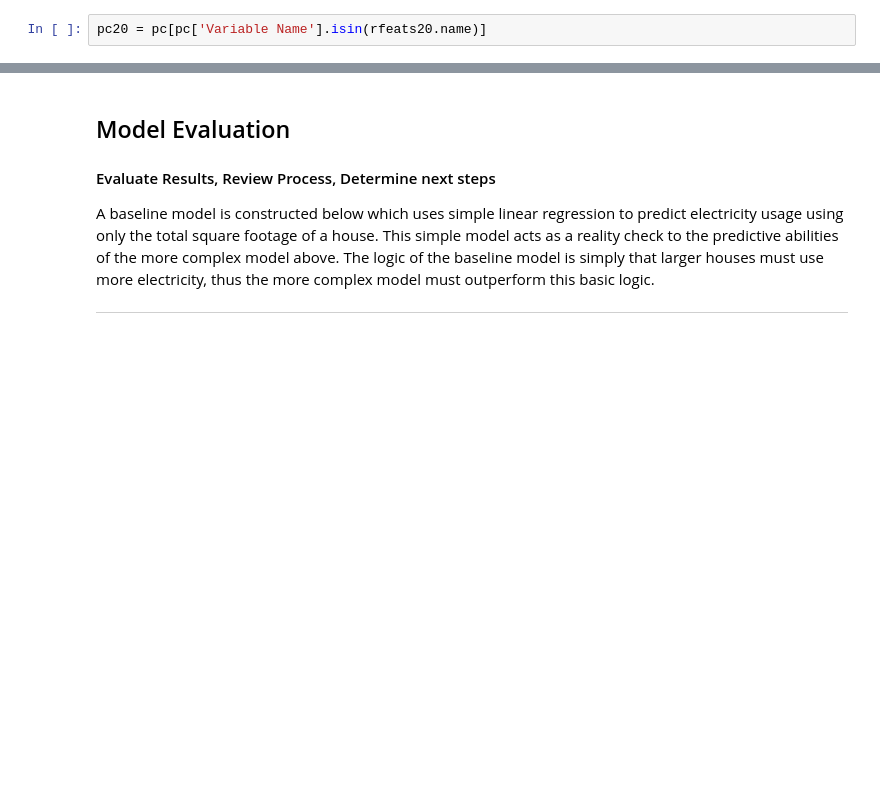
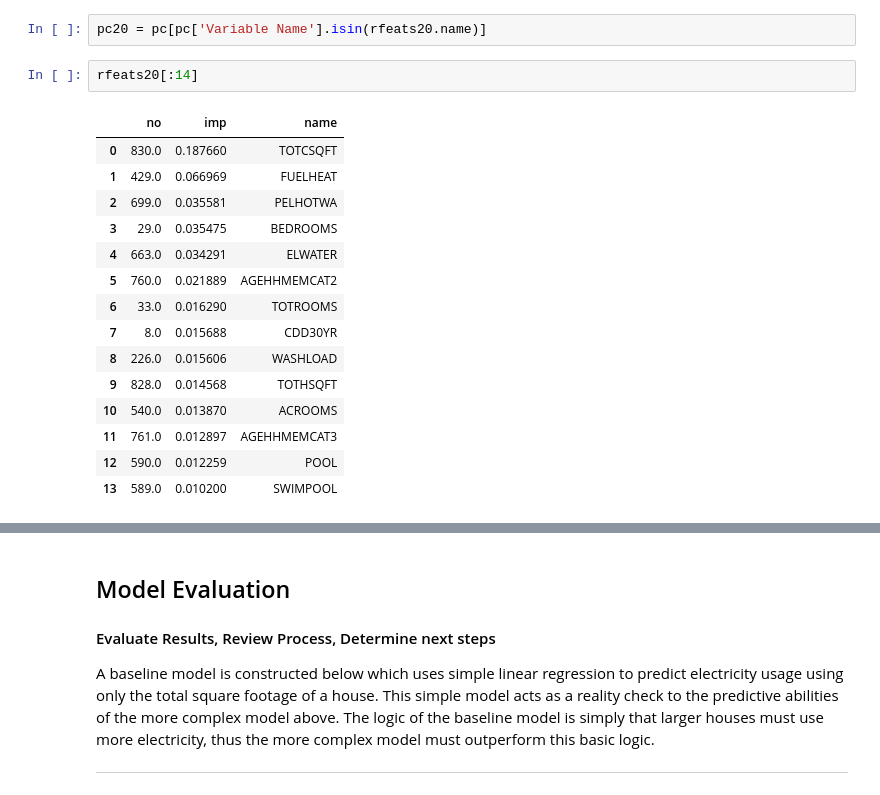
Before and after one commit to mohi7621/Springboard, a Jupyter notebook: capstone/capstone-full.ipynb, the cells around one changed output, grey strips where cells are left out. Drawn from its saved outputs; the diff is of its cells as text; blank space fills up the shorter version.

```diff
--- a/capstone/capstone-full.ipynb
+++ b/capstone/capstone-full.ipynb
@@ -277,3 +274,21 @@ plt.show()
 rfeats20 = rfeats[:20] # Extract top 20 features where RMSE levels off
 # %%
 pc20 = pc[pc['Variable Name'].isin(rfeats20.name)]
+# %%
+rfeats20[:14]
+# %% [output]
+|  | no | imp | name |
+| 0 | 830.0 | 0.187660 | TOTCSQFT |
+| 1 | 429.0 | 0.066969 | FUELHEAT |
+| 2 | 699.0 | 0.035581 | PELHOTWA |
+| 3 | 29.0 | 0.035475 | BEDROOMS |
+| 4 | 663.0 | 0.034291 | ELWATER |
+| 5 | 760.0 | 0.021889 | AGEHHMEMCAT2 |
+| 6 | 33.0 | 0.016290 | TOTROOMS |
+| 7 | 8.0 | 0.015688 | CDD30YR |
+| 8 | 226.0 | 0.015606 | WASHLOAD |
+| 9 | 828.0 | 0.014568 | TOTHSQFT |
+| 10 | 540.0 | 0.013870 | ACROOMS |
+| 11 | 761.0 | 0.012897 | AGEHHMEMCAT3 |
+| 12 | 590.0 | 0.012259 | POOL |
+| 13 | 589.0 | 0.010200 | SWIMPOOL |
```
Also changed, not shown: parts of 8 cells of this notebook, 3 other files.
